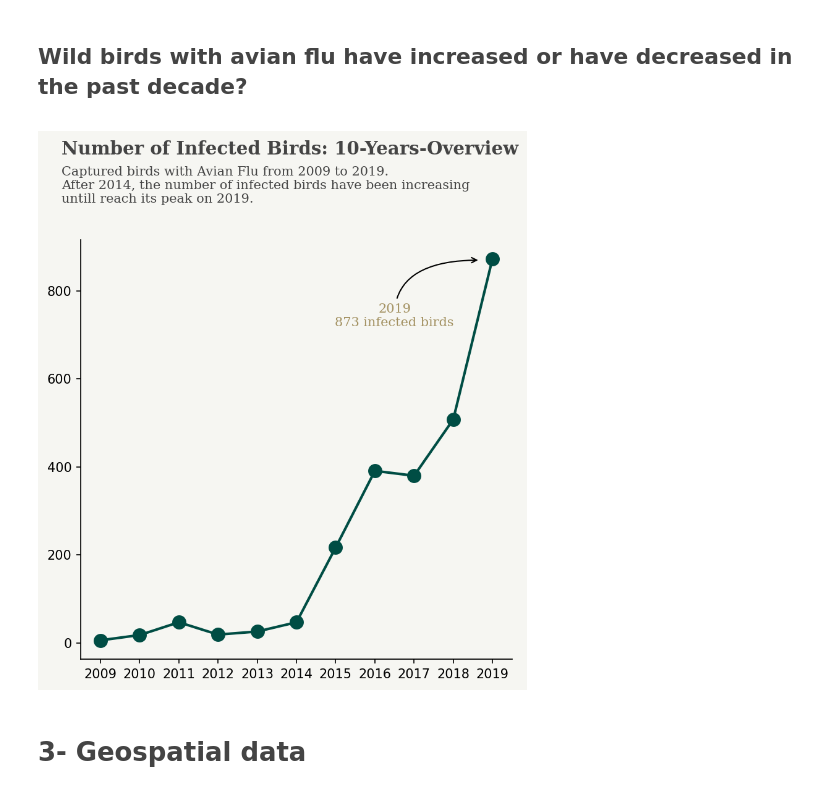
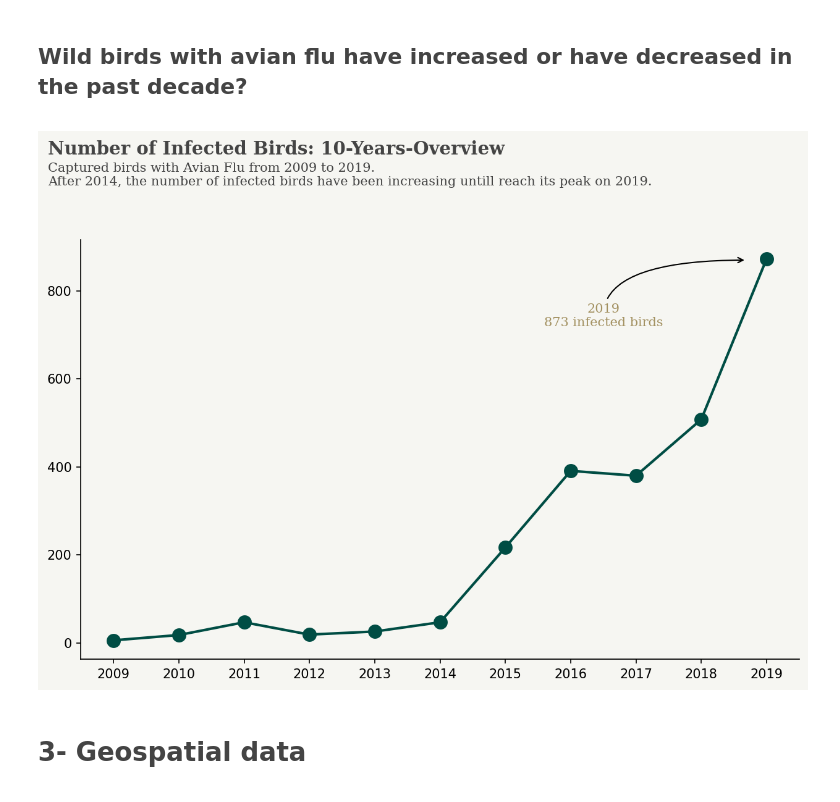
Before and after one commit to pessini/avian-flu-wild-birds-ireland, a Jupyter notebook: Wild-Bird-Species-Analysis.ipynb, the cells around one changed output. Drawn from its saved outputs; the diff is of its cells as text; code cells hidden in the pictures.

```diff
--- a/Wild-Bird-Species-Analysis.ipynb
+++ b/Wild-Bird-Species-Analysis.ipynb
@@ -157,7 +157,7 @@ def offset_img(x, y, img, ax, zoom, offset, pad=0.4):
                         pad=pad)
     ax.add_artist(ab)
 # %%
-fig, ax = plt.subplots(1,1, figsize=(6, 6),dpi=150)
+fig, ax = plt.subplots(1,1, figsize=(10, 6),dpi=150)
 
 background_color = "#F6F6F2"
 fig.patch.set_facecolor(background_color) # figure background color
@@ -243,7 +227,7 @@ top_infected_locations
 # %%
 top_infected_locations = infected_birds.groupby('Locality').size().sort_values(ascending=False)[:10]
 # %%
-fig, ax = plt.subplots(1,1, figsize=(6, 6),dpi=150)
+fig, ax = plt.subplots(1,1, figsize=(10, 6),dpi=150)
 
 background_color = '#F6F6F2'
 fig.patch.set_facecolor(background_color) # figure background color
@@ -313,7 +297,7 @@ def monthFormatter(month):
 # %%
 infected_bymonth = infected_birds.groupby('Month').size().sort_index(ascending=True)
 # %%
-fig, ax = plt.subplots(1,1, figsize=(6, 6),dpi=150)
+fig, ax = plt.subplots(1,1, figsize=(10, 6),dpi=150)
 
 background_color = "#F6F6F2"
 fig.patch.set_facecolor(background_color) # figure background color
@@ -350,34 +334,35 @@ plt.show()
 # %%
 infected_birds_byYear = infected_birds.groupby('Year').size().sort_index(ascending=True).filter(items=range(2009,2020), axis=0)
 # %%
-fig, ax = plt.subplots(1,1, figsize=(6, 6),dpi=150)
+fig, ax = plt.subplots(1,1, figsize=(10, 6),dpi=150)
 background_color = "#F6F6F2"
 fig.patch.set_facecolor(background_color) # figure background color
 
 infected_birds_byYear.index = infected_birds_byYear.index.map(str)
 ax.set_facecolor(background_color)
 ax.plot(infected_birds_byYear.index, infected_birds_byYear, color='#004D44', linewidth=2)
 ax.set_xticks(np.arange(len(infected_birds_byYear)))
 ax.set_xticklabels(infected_birds_byYear.index,rotation=0)
 
 ax.scatter(infected_birds_byYear.index, infected_birds_byYear, zorder=1,s=100, color='#004D44')
 
 plt.annotate('2019\n%d infected birds'%infected_birds_byYear['2019'], xy=(9.7, 870), xytext=(7.5, 720),
              arrowprops=dict(facecolor='#444444',arrowstyle="->",connectionstyle="angle3,angleA=90,angleB=0"),
              fontsize=10,fontfamily='serif',ha='center', color='#A39161')
 
 for s in ["right", "top"]:
     ax.spines[s].set_visible(False)
 
 ax.text(-1, 1110, 'Number of Infected Birds: 10-Years-Overview', fontsize=14,
          fontweight='bold', fontfamily='serif', color='#444444')
-ax.text(-1, 1000, 'Captured birds with Avian Flu from 2009 to 2019.\nAfter 2014, the number of infected birds have been increasing \nuntill reach its peak on 2019.', fontsize=10,
-        fontfamily='serif', color='#444444')
+ax.text(-1, 1040,
+        'Captured birds with Avian Flu from 2009 to 2019.\nAfter 2014, the number of infected birds have been increasing untill reach its peak on 2019.',
+        fontsize=10, fontfamily='serif', color='#444444')
 
 plt.xticks(rotation=0)
 plt.show()
 # %% [output]
-[figure, old version]
+[figure, new version]
 # %% [markdown]
 <a id="3"></a>
 # <p style="font-size:100%; text-align:left; color:#444444;">3- Geospatial data</p>
```
Also changed, not shown: parts of 16 cells of this notebook.
